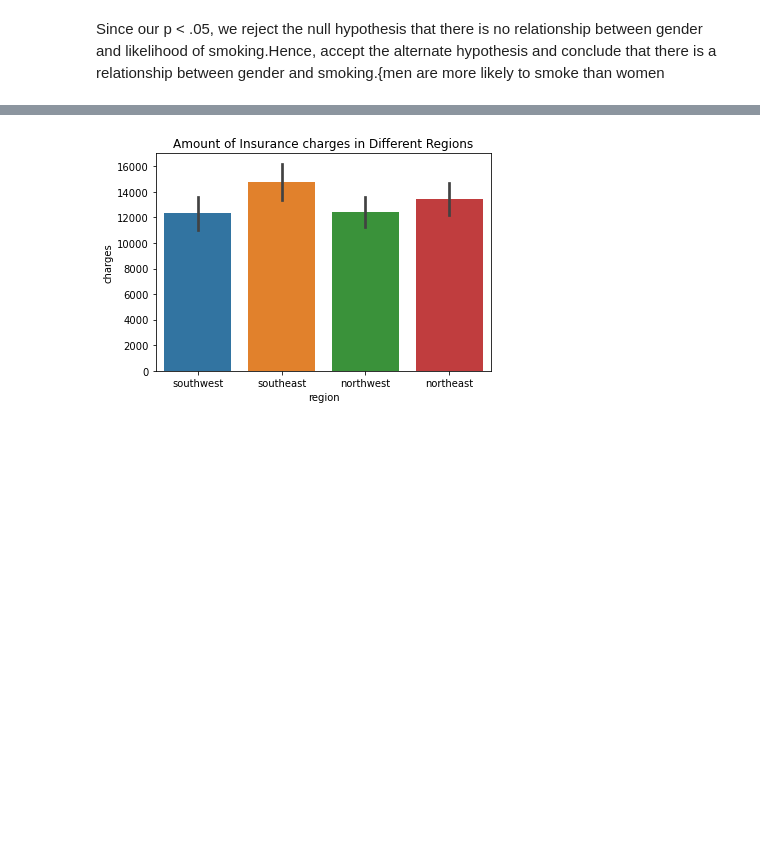
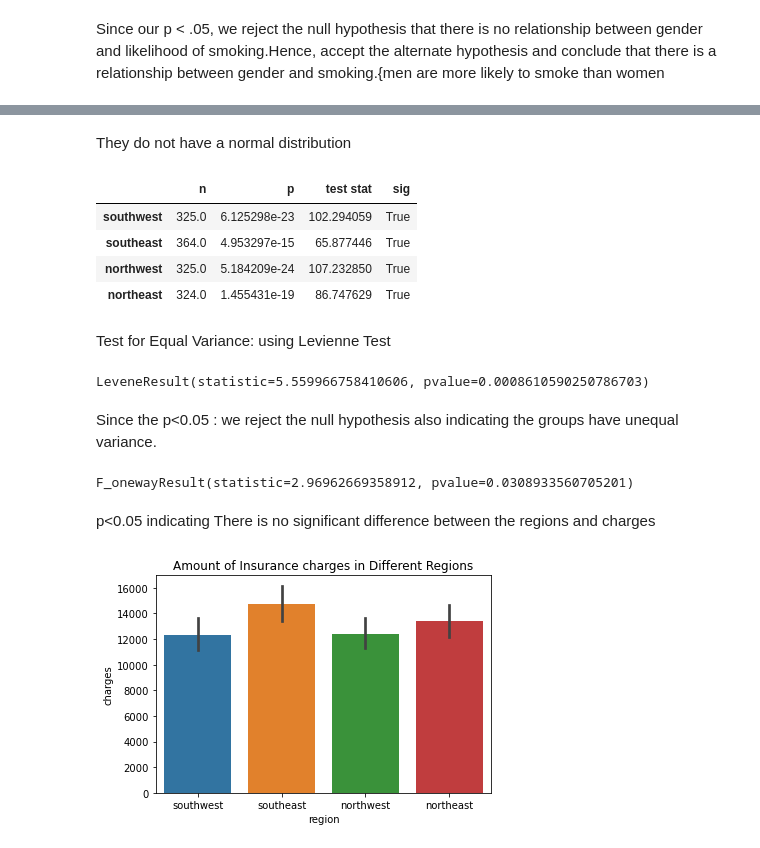
Before and after one commit to maryawamaitha/Distribution-Exercises, a Jupyter notebook: Hypothesis Testing with Insurance Data (Core).ipynb, the cells around one changed output, grey strips where cells are left out. Drawn from its saved outputs; the diff is of its cells as text; code cells hidden in the pictures; blank space fills up the shorter version.

```diff
--- a/Hypothesis Testing with Insurance Data (Core).ipynb
+++ b/Hypothesis Testing with Insurance Data (Core).ipynb
@@ -157,0 +174,10 @@ Since our p < .05, we reject the null hypothesis that there is no relationship b
+# %%
+groups = {}
+## Loop through all unique categories
+for i in df['region'].unique():
+    ## Get series for group and rename
+    data = df.loc[df['region']==i,'charges'].copy()
+
+    # save into the dictionary
+    groups[i] = data
+groups.keys()
@@ -157,0 +193,2 @@ Since our p < .05, we reject the null hypothesis that there is no relationship b
+# %%
+data = data[(np.abs(stats.zscore(data)) < 3)]
@@ -157,0 +215,12 @@ Since our p < .05, we reject the null hypothesis that there is no relationship b
+# %%
+#Test for Normality
+norm_results = {}
+for i, data in groups.items():
+    stat, p = stats.normaltest(data)
+    ## save the p val, test statistic, and the size of the group
+    norm_results[i] = {'n': len(data),
+                             'p':p,
+                             'test stat':stat,}
+## convert to a dataframe
+norm_results_df = pd.DataFrame(norm_results).T
+norm_results_df
@@ -158,3 +233,30 @@ Since our p < .05, we reject the null hypothesis that there is no relationship b
+# %% [markdown]
+They do not have a normal distribution
+# %%
+norm_results_df['sig'] = norm_results_df['p'] < .05
+norm_results_df
+# %% [output]
+|  | n | p | test stat | sig |
+| southwest | 325.0 | 6.125298e-23 | 102.294059 | True |
+| southeast | 364.0 | 4.953297e-15 | 65.877446 | True |
+| northwest | 325.0 | 5.184209e-24 | 107.232850 | True |
+| northeast | 324.0 | 1.455431e-19 | 86.747629 | True |
+# %% [markdown]
+Test for Equal Variance: using Levienne Test
+# %%
+stats.levene(*groups.values())
+# %% [output]
+LeveneResult(statistic=5.559966758410606, pvalue=0.0008610590250786703)
+# %% [markdown]
+Since the p<0.05 : we reject the null hypothesis also indicating the groups have unequal variance.
+# %%
+#ANOVA Hypothesis Test
+results = stats.f_oneway( *groups.values())
+results
+# %% [output]
+F_onewayResult(statistic=2.96962669358912, pvalue=0.0308933560705201)
+# %% [markdown]
+p<0.05 indicating There is no significant difference between the regions and charges
 # %%
 ax = sns.barplot(data=df, x='region',y='charges',)
 ax.set_title("Amount of Insurance charges in Different Regions");
```
Also changed, not shown: parts of 24 cells of this notebook.
